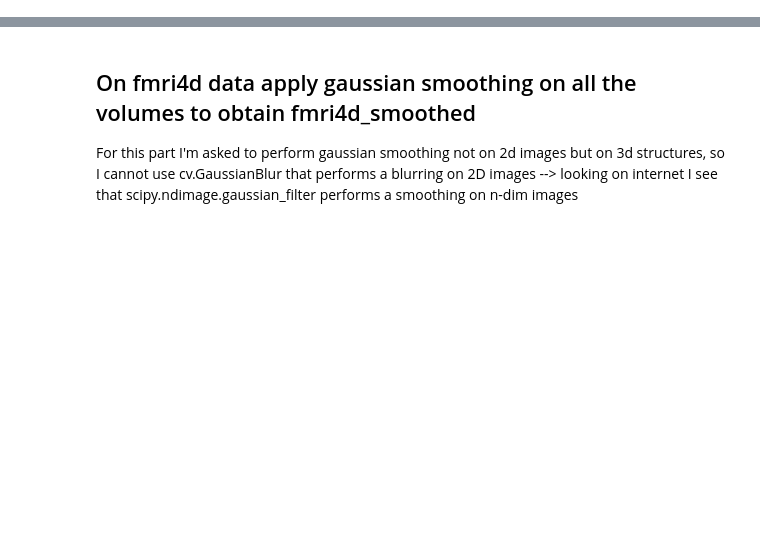
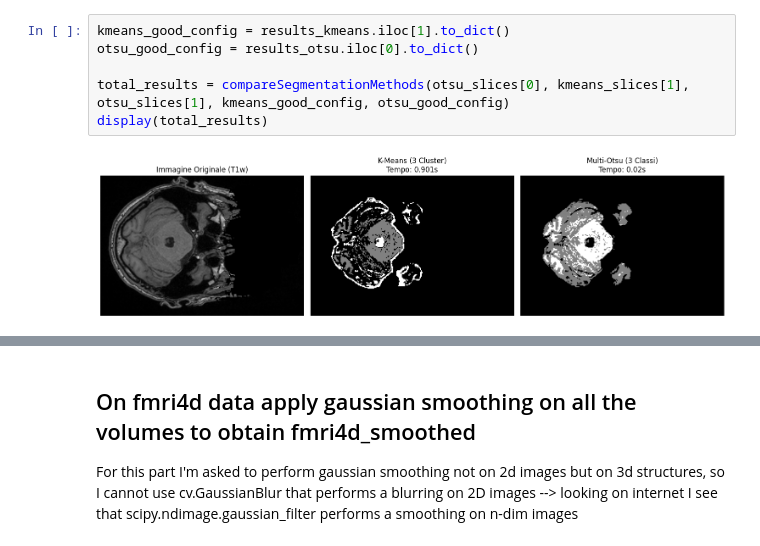
Before and after one commit to tommydelu/MRI-analysis-pipeline, a Jupyter notebook: 1_pre_processing.ipynb, the cells around one changed output, grey strips where cells are left out. Saved outputs shown, nothing was run; the diff lists cells and outputs as text; blank space fills up the shorter version.

```diff
--- a/1_pre_processing.ipynb
+++ b/1_pre_processing.ipynb
@@ -41,0 +70,8 @@ compare_methods(t1_brain_2d, kmean_segmented, otsu_segmented, slice_idx=101)
+# %%
+kmeans_good_config = results_kmeans.iloc[1].to_dict()
+otsu_good_config = results_otsu.iloc[0].to_dict()
+
+total_results = compareSegmentationMethods(otsu_slices[0], kmeans_slices[1], otsu_slices[1], kmeans_good_config, otsu_good_config)
+display(total_results)
+# %% [output]
+[figure, added]
```
Also changed, not shown: parts of 17 cells of this notebook, 2 other files.
